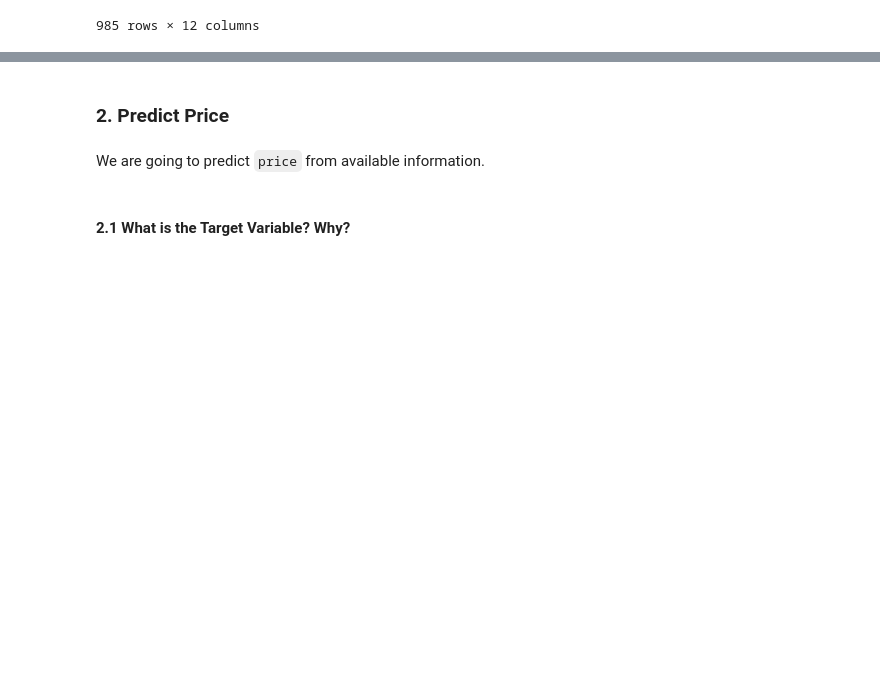
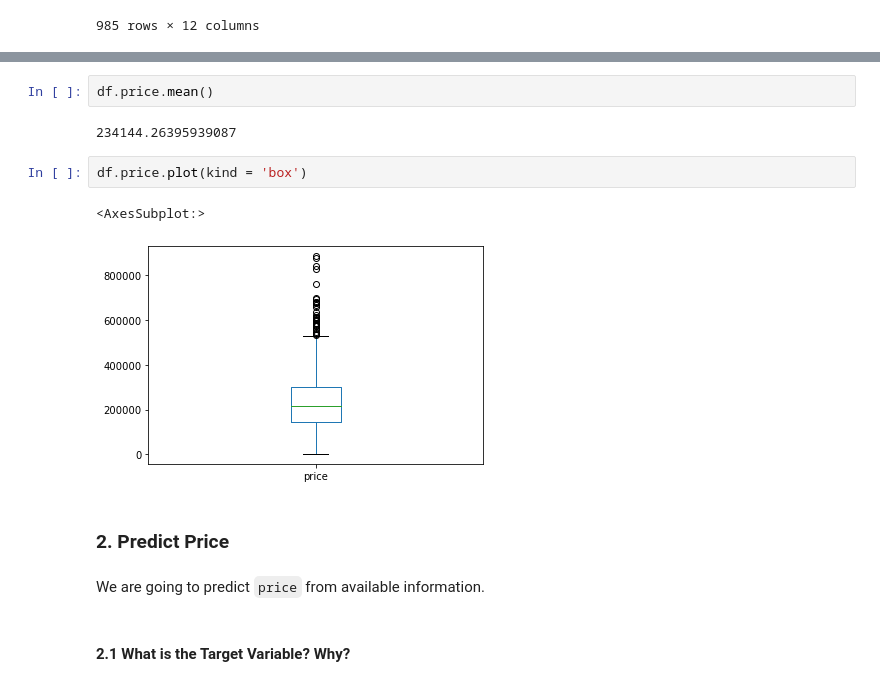
Before and after one commit to DavidMuwandi/Institue_of_data, a Jupyter notebook: Module 4/IOD_Lab 4.1.1 - Linear regresion hard coded.ipynb, the cells around one changed output, grey strips where cells are left out. Saved outputs shown, nothing was run; the diff lists cells and outputs as text; blank space fills up the shorter version.

```diff
--- a/Module 4/IOD_Lab 4.1.1 - Linear regresion hard coded.ipynb
+++ b/Module 4/IOD_Lab 4.1.1 - Linear regresion hard coded.ipynb
@@ -45,3 +80,12 @@ df
+# %%
+df.price.mean()
+# %% [output]
+234144.26395939087
+# %%
+df.price.plot(kind = 'box')
+# %% [output]
+<AxesSubplot:>
+[figure, added]
 # %% [markdown]
 ### 2. Predict Price
 # %% [markdown]
```
Also changed, not shown: parts of 6 cells of this notebook, 1 other file.
